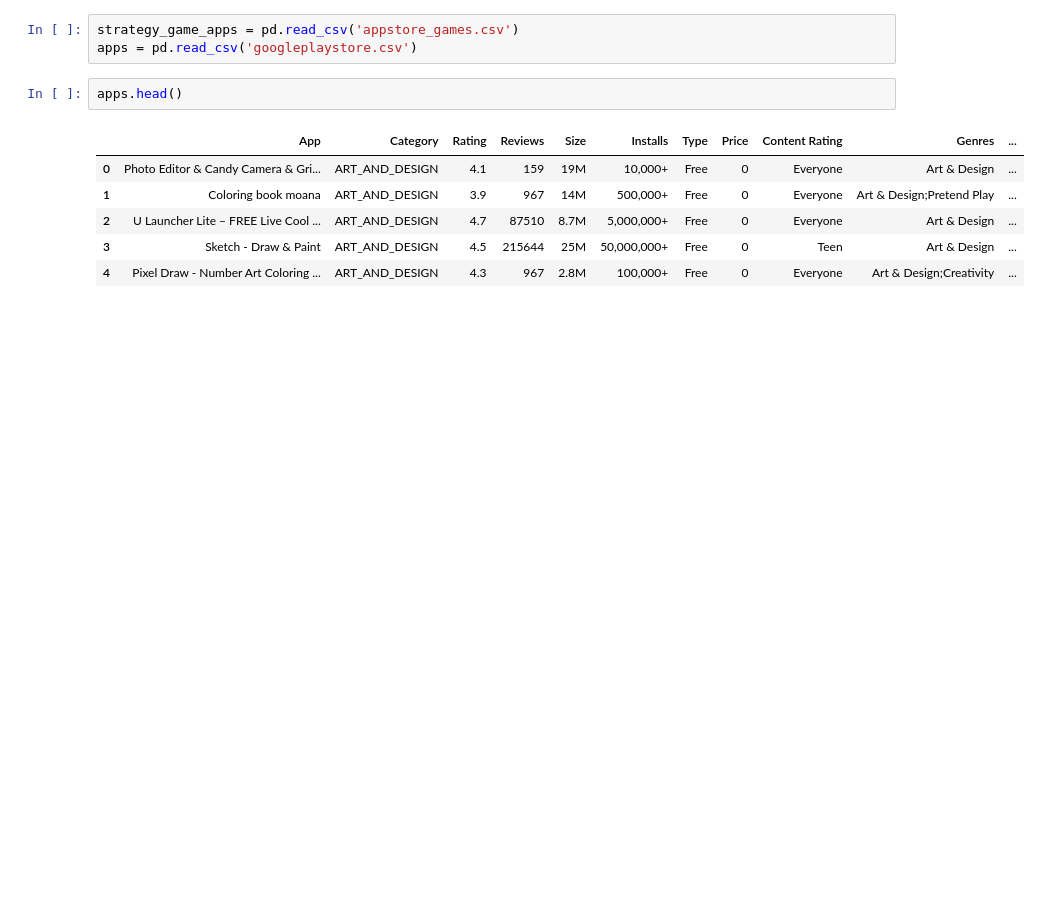
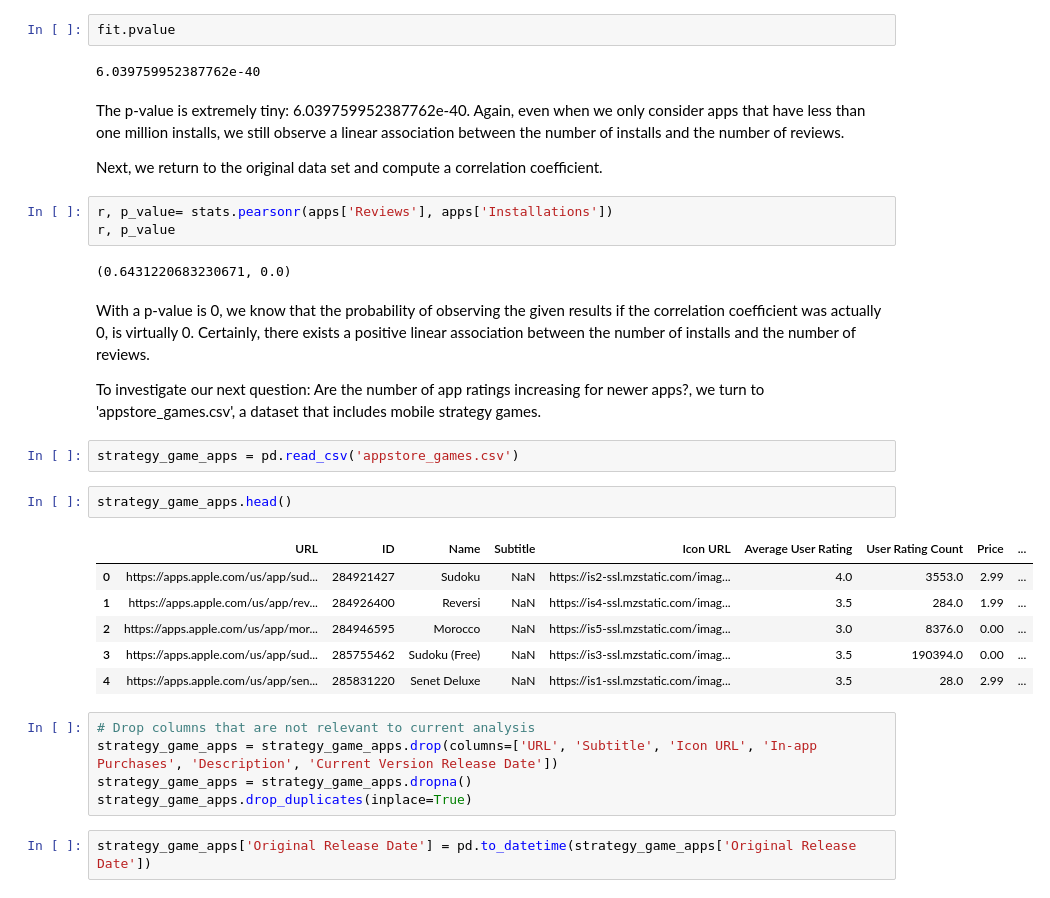
Before and after one commit to Superocker50/CMPT-353-Final-Project, a Jupyter notebook: cmpt-353-final-project.ipynb, the cells around one changed output. Cells and saved outputs as stored; diff of their text form; blank space fills up the shorter version.

Commit message:
Completed first notebook analysis

```diff
--- a/cmpt-353-final-project.ipynb
+++ b/cmpt-353-final-project.ipynb
@@ -5,12 +120,35 @@ import matplotlib.pyplot as plt
+# %%
+fit.pvalue
+# %% [output]
+6.039759952387762e-40
+# %% [markdown]
+The p-value is extremely tiny: 6.039759952387762e-40. Again, even when we only consider apps that have less than one million installs, we still observe a linear association between the number of installs and the number of reviews.
+
+Next, we return to the original data set and compute a correlation coefficient.
+# %%
+r, p_value= stats.pearsonr(apps['Reviews'], apps['Installations'])
+r, p_value
+# %% [output]
+(0.6431220683230671, 0.0)
+# %% [markdown]
+With a p-value is 0, we know that the probability of observing the given results if the correlation coefficient was actually 0, is virtually 0. Certainly, there exists a positive linear association between the number of installs and the number of reviews.
+
+To investigate our next question: Are the number of app ratings increasing for newer apps?, we turn to 'appstore_games.csv', a dataset that includes mobile strategy games.
 # %%
 strategy_game_apps = pd.read_csv('appstore_games.csv')
-apps = pd.read_csv('googleplaystore.csv')
 # %%
-apps.head()
+strategy_game_apps.head()
 # %% [output]
-|  | App | Category | Rating | Reviews | Size | Installs | Type | Price | Content Rating | Genres | ... |
-| 0 | Photo Editor & Candy Camera & Gri... | ART_AND_DESIGN | 4.1 | 159 | 19M | 10,000+ | Free | 0 | Everyone | Art & Design | ... |
-| 1 | Coloring book moana | ART_AND_DESIGN | 3.9 | 967 | 14M | 500,000+ | Free | 0 | Everyone | Art & Design;Pretend Play | ... |
-| 2 | U Launcher Lite – FREE Live Cool ... | ART_AND_DESIGN | 4.7 | 87510 | 8.7M | 5,000,000+ | Free | 0 | Everyone | Art & Design | ... |
-| 3 | Sketch - Draw & Paint | ART_AND_DESIGN | 4.5 | 215644 | 25M | 50,000,000+ | Free | 0 | Teen | Art & Design | ... |
-| 4 | Pixel Draw - Number Art Coloring ... | ART_AND_DESIGN | 4.3 | 967 | 2.8M | 100,000+ | Free | 0 | Everyone | Art & Design;Creativity | ... |
+|  | URL | ID | Name | Subtitle | Icon URL | Average User Rating | User Rating Count | Price | ... |
+| 0 | https://apps.apple.com/us/app/sud... | 284921427 | Sudoku | NaN | https://is2-ssl.mzstatic.com/imag... | 4.0 | 3553.0 | 2.99 | ... |
+| 1 | https://apps.apple.com/us/app/rev... | 284926400 | Reversi | NaN | https://is4-ssl.mzstatic.com/imag... | 3.5 | 284.0 | 1.99 | ... |
+| 2 | https://apps.apple.com/us/app/mor... | 284946595 | Morocco | NaN | https://is5-ssl.mzstatic.com/imag... | 3.0 | 8376.0 | 0.00 | ... |
+| 3 | https://apps.apple.com/us/app/sud... | 285755462 | Sudoku (Free) | NaN | https://is3-ssl.mzstatic.com/imag... | 3.5 | 190394.0 | 0.00 | ... |
+| 4 | https://apps.apple.com/us/app/sen... | 285831220 | Senet Deluxe | NaN | https://is1-ssl.mzstatic.com/imag... | 3.5 | 28.0 | 2.99 | ... |
+# %%
+# Drop columns that are not relevant to current analysis
+strategy_game_apps = strategy_game_apps.drop(columns=['URL', 'Subtitle', 'Icon URL', 'In-app Purchases', 'Description', 'Current Version Release Date'])
+strategy_game_apps = strategy_game_apps.dropna()
+strategy_game_apps.drop_duplicates(inplace=True)
+# %%
+strategy_game_apps['Original Release Date'] = pd.to_datetime(strategy_game_apps['Original Release Date'])
```
Also changed, not shown: parts of 59 cells of this notebook, 1 other file.
